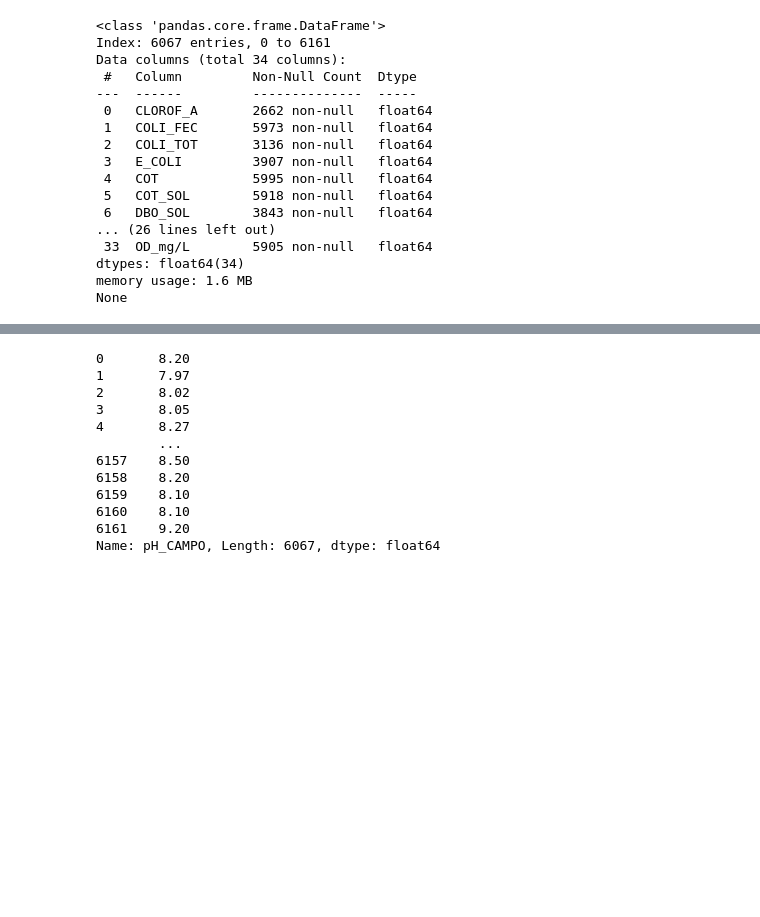
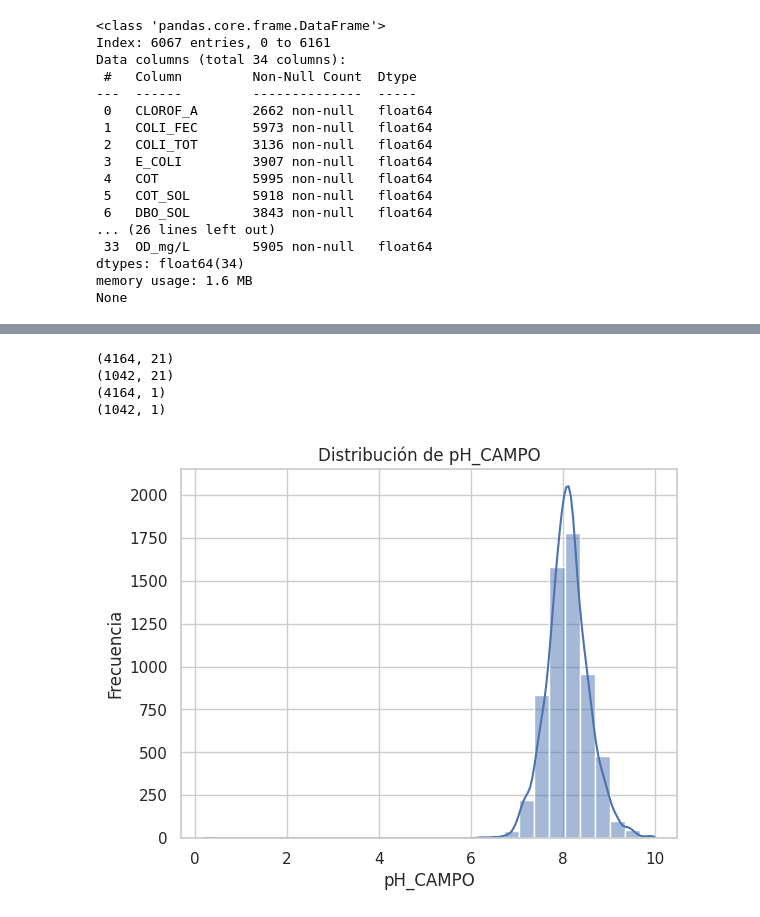
Before and after one commit to SahirReyes30/ANN_forecast, a Jupyter notebook: ANN.ipynb, the cells around one changed output, grey strips where cells are left out. Drawn from its saved outputs; the diff is of its cells as text; code cells hidden in the pictures; blank space fills up the shorter version.

```diff
--- a/ANN.ipynb
+++ b/ANN.ipynb
@@ -106,3 +106,21 @@ Data columns (total 34 columns):
 dtypes: float64(34)
 memory usage: 1.6 MB
 None
+# %%
+# Calcular el umbral para el porcentaje de valores nulos
+umbral = 0.05  # 50% de valores nulos
+
+# Calcular el número mínimo de valores no nulos permitidos en una columna
+min_non_nulls = len(data_cleaned) * (1 - umbral)
+
+# Crear una lista de nombres de columnas que cumplan con el umbral de valores no nulos
+columnas_a_mantener = [columna for columna in data_cleaned.columns if data_cleaned[columna].count() >= min_non_nulls]
+
+#imprimir la lista de columnas a mantener
+print(columnas_a_mantener)
+
+# Crear un nuevo DataFrame con las columnas seleccionadas
+data_filtrado = data_cleaned[columnas_a_mantener]
+
+#imprimir el nuevo dataframe
+print(data_filtrado.info())
@@ -129,16 +203,0 @@ max      39.600000  148300.000000    10.000000   281.300000    21.660000
-# %%
-#seleccionar la columna numero 31 del dataset
-data_cleaned.iloc[:,31]
-# %% [output]
-0       8.20
-1       7.97
-2       8.02
-3       8.05
-4       8.27
-        ...
-6157    8.50
-6158    8.20
-6159    8.10
-6160    8.10
-6161    9.20
-Name: pH_CAMPO, Length: 6067, dtype: float64
@@ -144,0 +216,28 @@ Name: pH_CAMPO, Length: 6067, dtype: float64
+# %%
+X_train, X_test, y_train, y_test = train_test_split(scaled_features, scaled_objetive, test_size=0.2, random_state=42)
+
+#scaler = StandardScaler()
+#scaler = MinMaxScaler()
+#X_train = scaler.fit_transform(X_train)
+#X_test = scaler.transform(X_test)
+print (X_train.shape)
+print (X_test.shape)
+print (y_train.shape)
+print (y_test.shape)
+# %% [output]
+(4164, 21)
+(1042, 21)
+(4164, 1)
+(1042, 1)
+# %%
+import seaborn as sns
+import matplotlib.pyplot as plt
+
+# Mostrar el histograma de la columna "CLOROF_A"
+sns.histplot(data=data_filtrado, x='pH_CAMPO', bins=30, kde=True)
+plt.xlabel('pH_CAMPO')
+plt.ylabel('Frecuencia')
+plt.title('Distribución de pH_CAMPO')
+plt.show()
+# %% [output]
+[figure, added]
```
Also changed, not shown: parts of 24 cells of this notebook.
